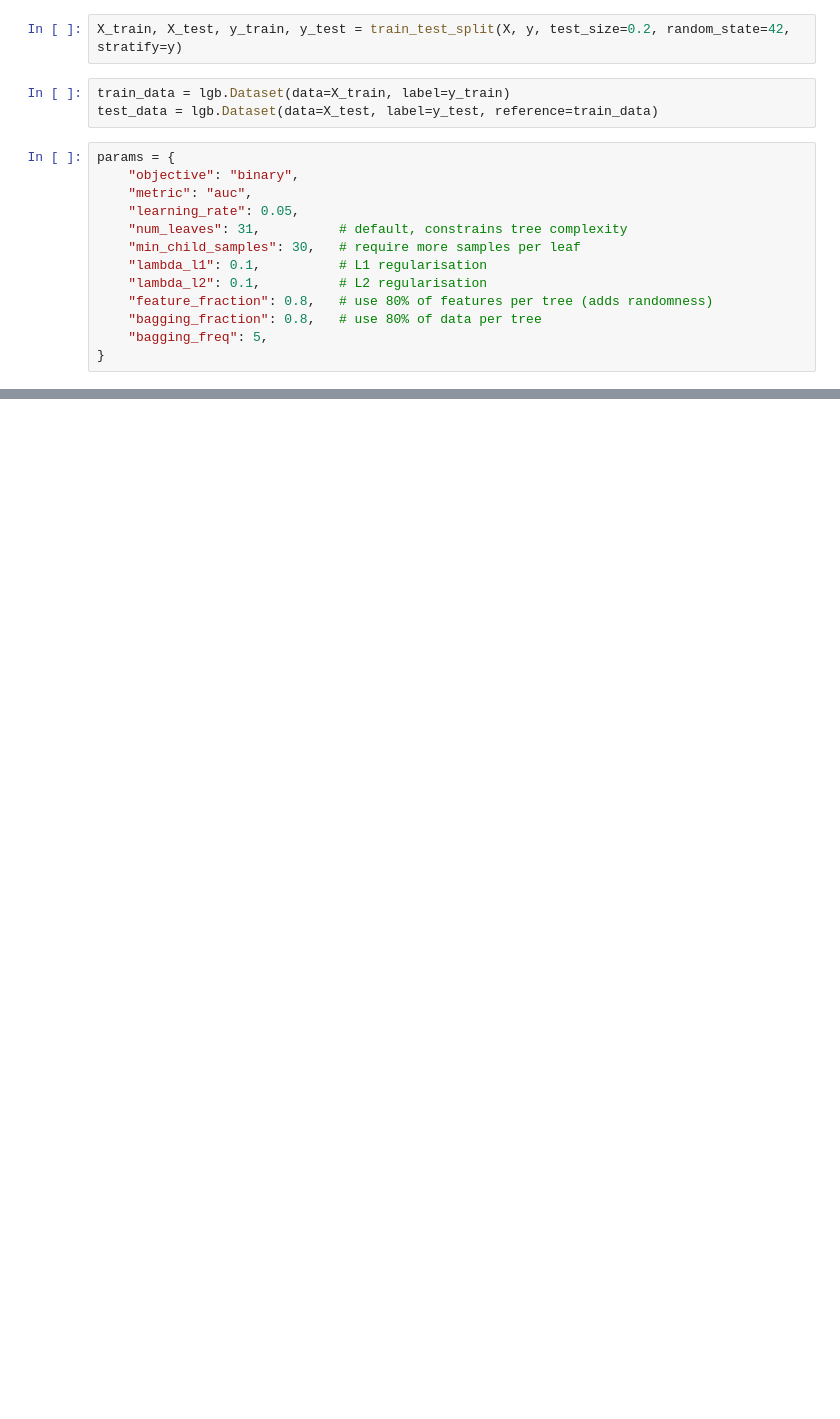
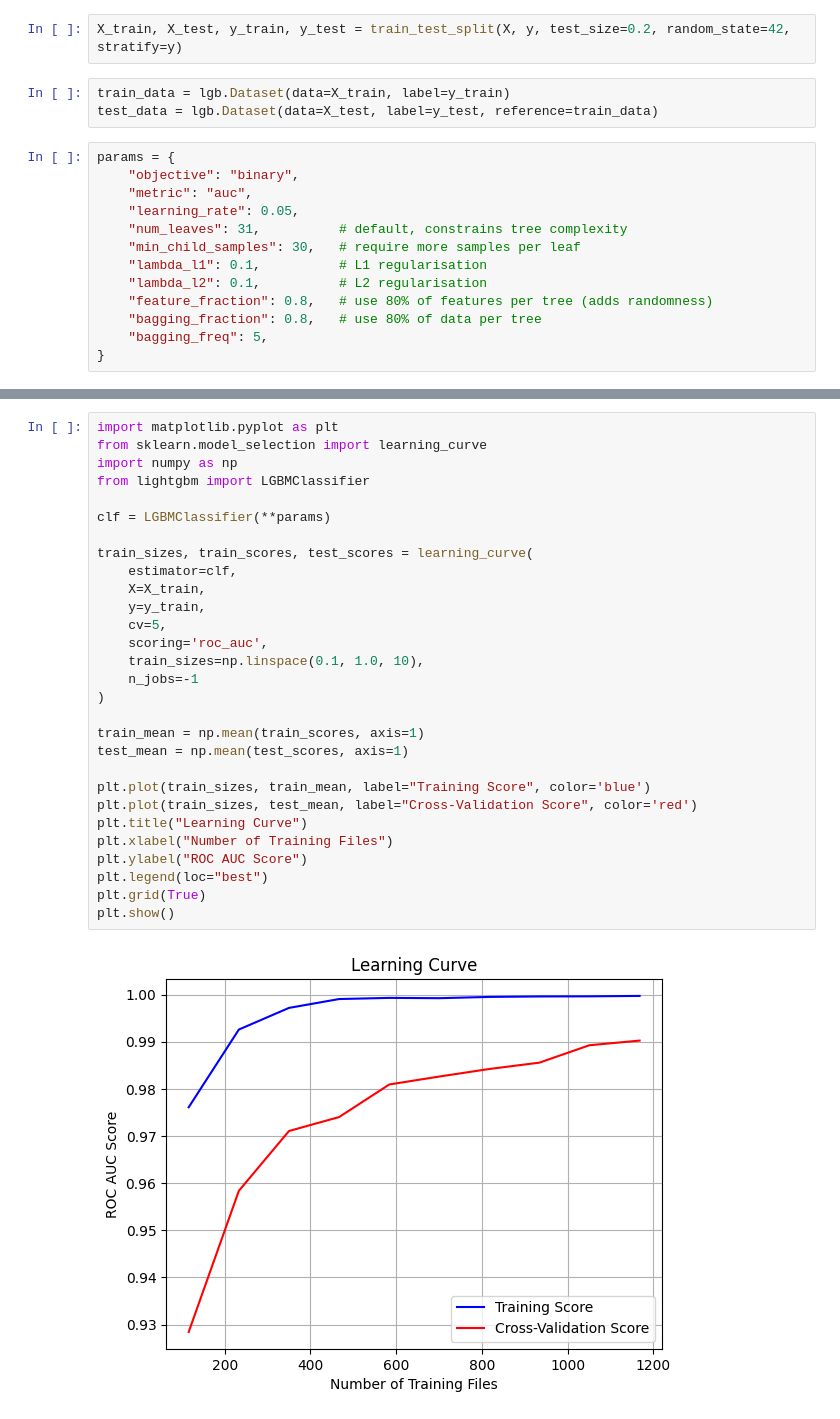
Before and after one commit to Keyboris/PE-pasrser, a Jupyter notebook: ml_training/notenook.ipynb, the cells around one changed output, grey strips where cells are left out. Drawn from its saved outputs; the diff is of its cells as text; blank space fills up the shorter version.

```diff
--- a/ml_training/notenook.ipynb
+++ b/ml_training/notenook.ipynb
@@ -98,0 +113,31 @@ plt.show()
+# %%
+import matplotlib.pyplot as plt
+from sklearn.model_selection import learning_curve
+import numpy as np
+from lightgbm import LGBMClassifier
+
+clf = LGBMClassifier(**params)
+
+train_sizes, train_scores, test_scores = learning_curve(
+    estimator=clf,
+    X=X_train,
+    y=y_train,
+    cv=5,
+    scoring='roc_auc',
+    train_sizes=np.linspace(0.1, 1.0, 10),
+    n_jobs=-1
+)
+
+train_mean = np.mean(train_scores, axis=1)
+test_mean = np.mean(test_scores, axis=1)
+
+plt.plot(train_sizes, train_mean, label="Training Score", color='blue')
+plt.plot(train_sizes, test_mean, label="Cross-Validation Score", color='red')
+plt.title("Learning Curve")
+plt.xlabel("Number of Training Files")
+plt.ylabel("ROC AUC Score")
+plt.legend(loc="best")
+plt.grid(True)
+plt.show()
+# %% [output]
+[figure, added]
```
Also changed, not shown: parts of 7 cells of this notebook.
